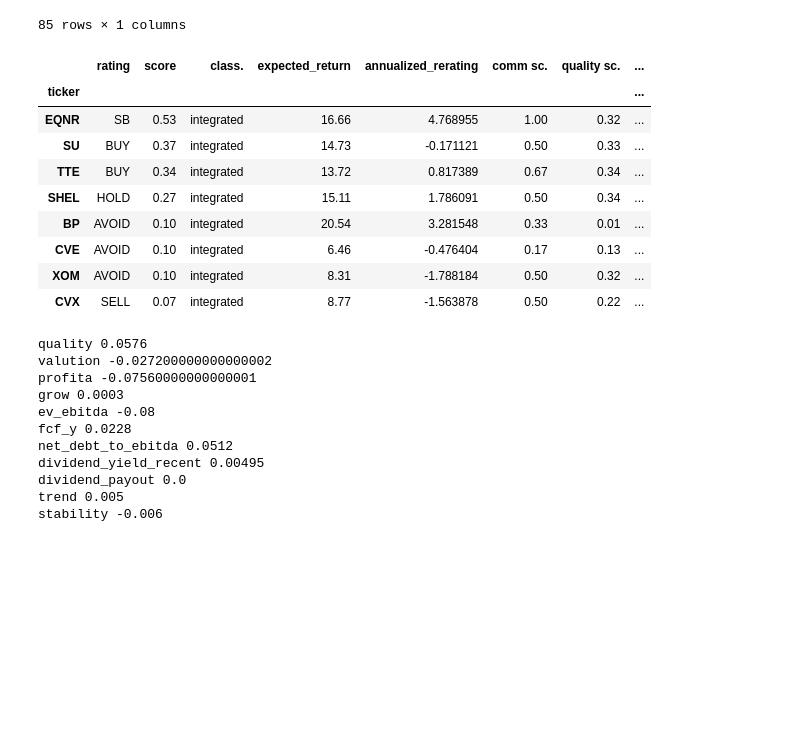
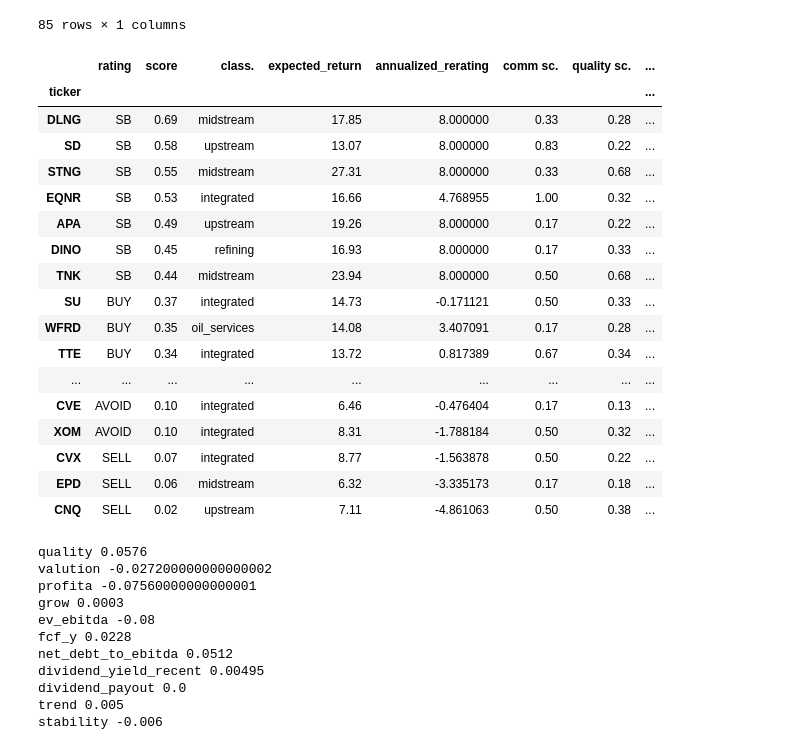
Before and after one commit to halfonso03/Stock-screener, a Jupyter notebook: energy_analysis.ipynb, the cells around one changed output. Saved outputs shown, nothing was run; the diff lists cells and outputs as text; code cells hidden in the pictures; blank space fills up the shorter version.

```diff
--- a/energy_analysis.ipynb
+++ b/energy_analysis.ipynb
@@ -2523,33 +2523,41 @@ def evaluate_energy_stocks(tickers, data, metrics):
 # %%
 # df_3, dict_3 = get_formatted_data(energy, False)
 # df_3.sort_values(by=['classification'], ascending=[True], inplace=True)
 metrics = {
-            "stability": True,"bc": True, "compounder": True,
+            "stability": True, "bc": True, "compounder": True,
             "roic": True, "interest_coverage": True, "op_margin": True, "fcf_yield": True,
             "nd_ebit": True,  "pr1yr": True, "rev_growth": True, "current_ratio": True, "fcf_h": True, "ev_to_ebitda": True,
             "fcf_p_share": True, "buyback_ratio": True, "ebitda_margin":True, "ev_to_sales": True, "pe": True, "dy": True,
             "div_payout": True, "eps": True, "shareholder_yield": True, "fcf_margin": True  }
 results = evaluate_energy_stocks(df_3.index.tolist(), dict_3, metrics)
 df_6 = get_results_report(results)
 # mask = (df_6['class.'] == 'integrated')
  # (df_6['score'] > .35) & (df_6['score'] <= .50) &
-mask =  (df_6['class.'] == 'integrated') & (df_6['score'] > .00)  & (df_6["expected_return"] >= 5) & (df_6['quality sc.'] > 0) & (df_6['comm sc.'] > 0) #&  #& (df_6["expected_return"] <= 15)   & (df_6['n debt/ebitda sc.'] > 0) #
+mask =   (df_6['score'] > .00)  & (df_6["expected_return"] >= 5) & (df_6['quality sc.'] > 0) & (df_6['comm sc.'] > 0) #&  #& (df_6["expected_return"] <= 15)   & (df_6['n debt/ebitda sc.'] > 0) #
 last_col = df_6.columns[-1]
 df_6.style.set_properties(subset=[df_6.columns[0]], **{'width': '50px'})
 df_6.style.set_properties(subset=[last_col], **{'width': '1000px'})
 df_6[mask].sort_values(by=['score',"class."], ascending=[False,False])
 # pprint.pprint (results['XOM'])
 # %% [output]
 |  | rating | score | class. | expected_return | annualized_rerating | comm sc. | quality sc. | ... |
 | ticker |  |  |  |  |  |  |  | ... |
+| DLNG | SB | 0.69 | midstream | 17.85 | 8.000000 | 0.33 | 0.28 | ... |
+| SD | SB | 0.58 | upstream | 13.07 | 8.000000 | 0.83 | 0.22 | ... |
+| STNG | SB | 0.55 | midstream | 27.31 | 8.000000 | 0.33 | 0.68 | ... |
 | EQNR | SB | 0.53 | integrated | 16.66 | 4.768955 | 1.00 | 0.32 | ... |
+| APA | SB | 0.49 | upstream | 19.26 | 8.000000 | 0.17 | 0.22 | ... |
+| DINO | SB | 0.45 | refining | 16.93 | 8.000000 | 0.17 | 0.33 | ... |
+| TNK | SB | 0.44 | midstream | 23.94 | 8.000000 | 0.50 | 0.68 | ... |
 | SU | BUY | 0.37 | integrated | 14.73 | -0.171121 | 0.50 | 0.33 | ... |
+| WFRD | BUY | 0.35 | oil_services | 14.08 | 3.407091 | 0.17 | 0.28 | ... |
 | TTE | BUY | 0.34 | integrated | 13.72 | 0.817389 | 0.67 | 0.34 | ... |
-| SHEL | HOLD | 0.27 | integrated | 15.11 | 1.786091 | 0.50 | 0.34 | ... |
-| BP | AVOID | 0.10 | integrated | 20.54 | 3.281548 | 0.33 | 0.01 | ... |
+| ... | ... | ... | ... | ... | ... | ... | ... | ... |
 | CVE | AVOID | 0.10 | integrated | 6.46 | -0.476404 | 0.17 | 0.13 | ... |
 | XOM | AVOID | 0.10 | integrated | 8.31 | -1.788184 | 0.50 | 0.32 | ... |
 | CVX | SELL | 0.07 | integrated | 8.77 | -1.563878 | 0.50 | 0.22 | ... |
+| EPD | SELL | 0.06 | midstream | 6.32 | -3.335173 | 0.17 | 0.18 | ... |
+| CNQ | SELL | 0.02 | upstream | 7.11 | -4.861063 | 0.50 | 0.38 | ... |
 # %%
 
 def get_results_report(results):
```
Also changed, not shown: 1 other file.
